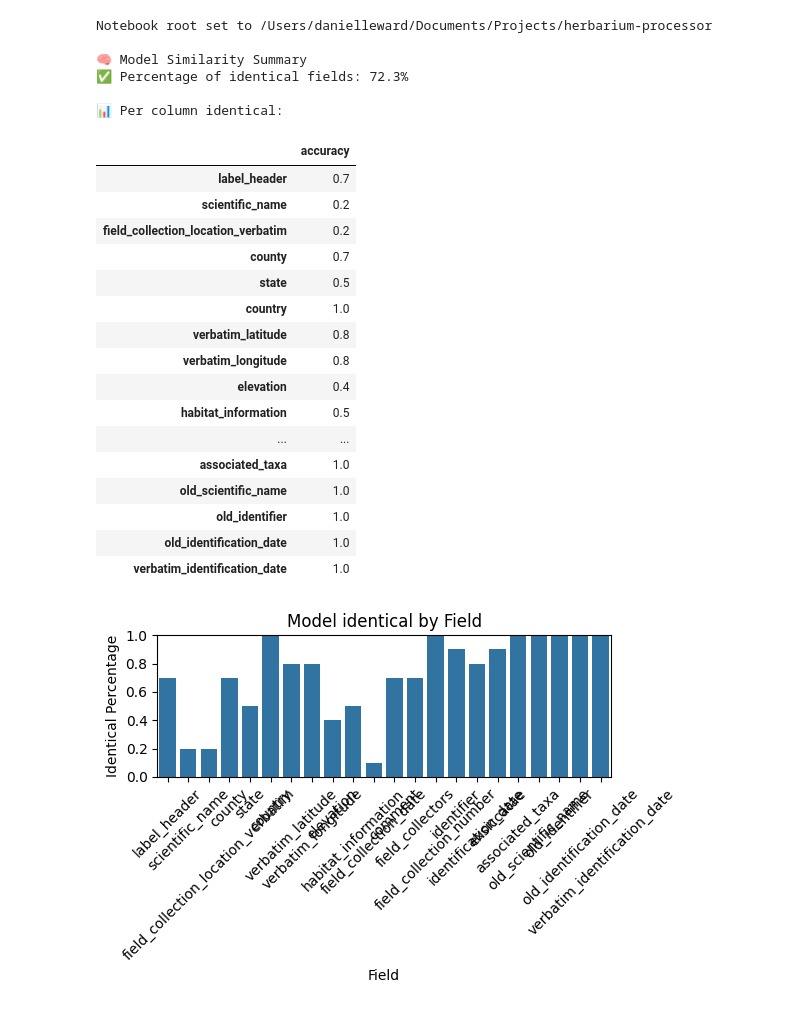
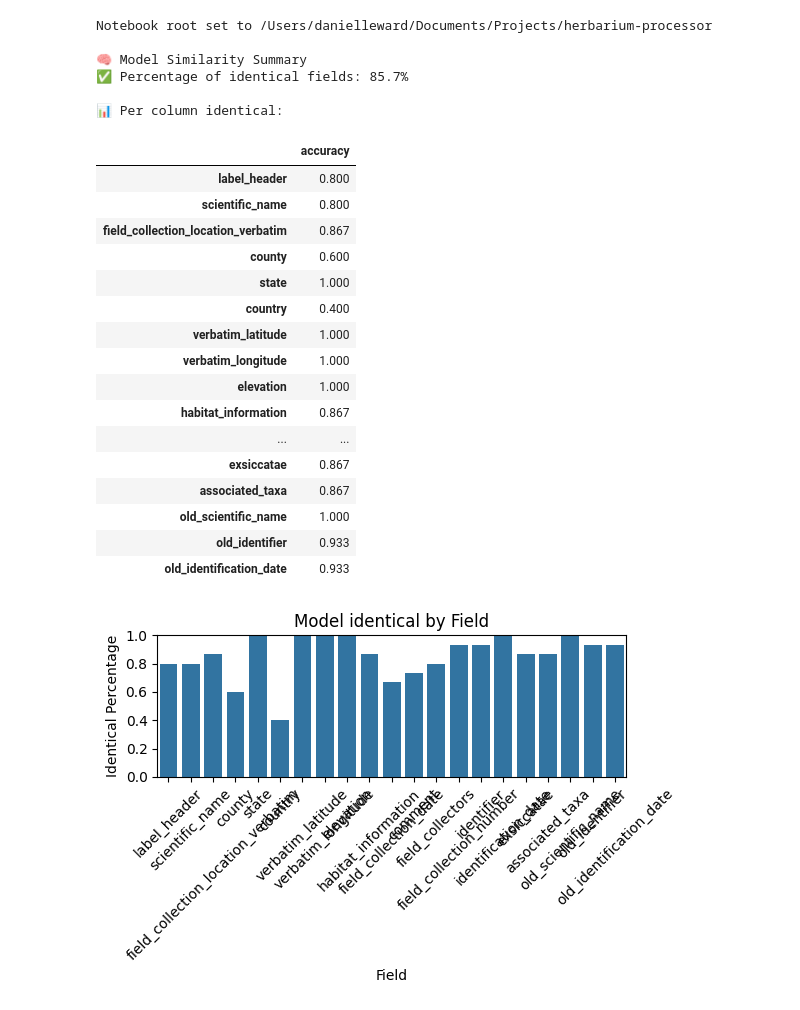
Before and after one commit to lisunshiny/herbarium-processor, a Jupyter notebook: notebooks/report_generator.ipynb, the cells around one changed output. Drawn from its saved outputs; the diff is of its cells as text; code cells hidden in the pictures.

```diff
--- a/notebooks/report_generator.ipynb
+++ b/notebooks/report_generator.ipynb
@@ -1,47 +1,47 @@
 # %%
 
 from utils.notebook_setup import setup_project
 setup_project()
 
 from herbarium_processor.core.analysis.html_report_generator import HTMLReportGenerator
 
 
-canonical_csv_path = "/Users/danielleward/Downloads/cs_canonical2.csv"
-test_csv_path = "/Users/danielleward/Downloads/student.csv"
+canonical_csv_path = "/Users/danielleward/Downloads/random_sample.csv"
+test_csv_path = "/Users/danielleward/Downloads/model_generated.csv"
 html_output_path = "tmp/test_imports.html"
 
 
 reporter = HTMLReportGenerator(
     canonical_csv_path=canonical_csv_path,
     test_csv_path=test_csv_path,
     html_output_path=html_output_path
 )
 
 reporter.run_all()
 # %% [output]
 Notebook root set to /Users/danielleward/Documents/Projects/herbarium-processor
 
 🧠 Model Similarity Summary
-✅ Percentage of identical fields: 72.3%
+✅ Percentage of identical fields: 85.7%
 
 📊 Per column identical:
 |  | accuracy |
-| label_header | 0.7 |
-| scientific_name | 0.2 |
-| field_collection_location_verbatim | 0.2 |
-| county | 0.7 |
-| state | 0.5 |
-| country | 1.0 |
-| verbatim_latitude | 0.8 |
-| verbatim_longitude | 0.8 |
-| elevation | 0.4 |
-| habitat_information | 0.5 |
+| label_header | 0.800 |
+| scientific_name | 0.800 |
+| field_collection_location_verbatim | 0.867 |
+| county | 0.600 |
+| state | 1.000 |
+| country | 0.400 |
+| verbatim_latitude | 1.000 |
+| verbatim_longitude | 1.000 |
+| elevation | 1.000 |
+| habitat_information | 0.867 |
 | ... | ... |
-| associated_taxa | 1.0 |
-| old_scientific_name | 1.0 |
-| old_identifier | 1.0 |
-| old_identification_date | 1.0 |
-| verbatim_identification_date | 1.0 |
+| exsiccatae | 0.867 |
+| associated_taxa | 0.867 |
+| old_scientific_name | 1.000 |
+| old_identifier | 0.933 |
+| old_identification_date | 0.933 |
-[figure, old version]
+[figure, new version]
 [interactive output not drawn]
 | ID | label_header | scientific_name | field_collection_location_verbatim | county | state | country | verbatim_latitude | ... |
```
Also changed, not shown: parts of 1 cell of this notebook, 2 other files.
